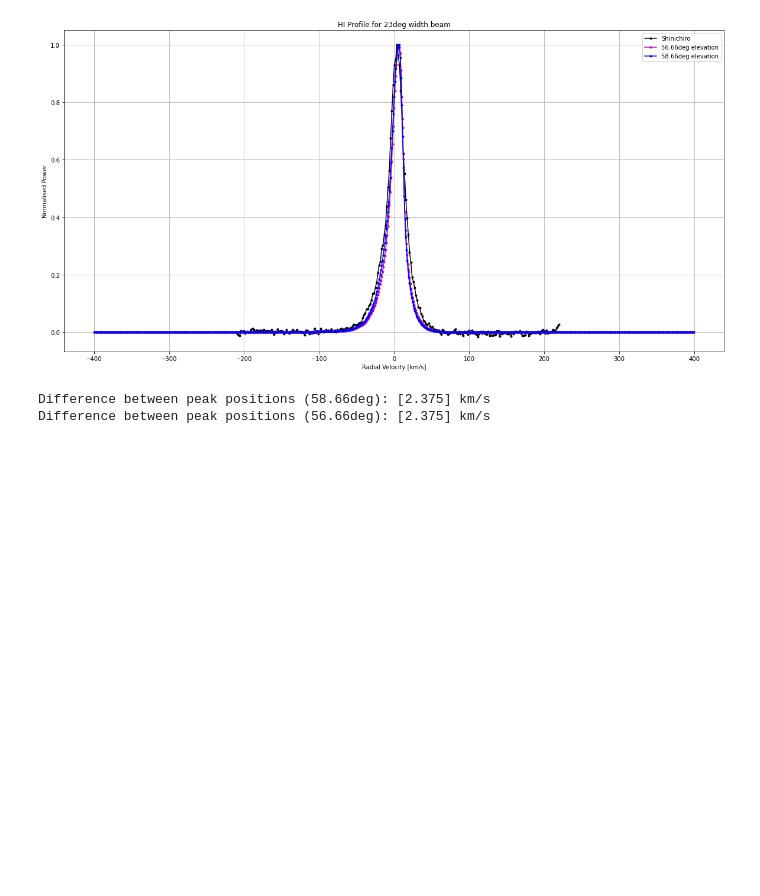
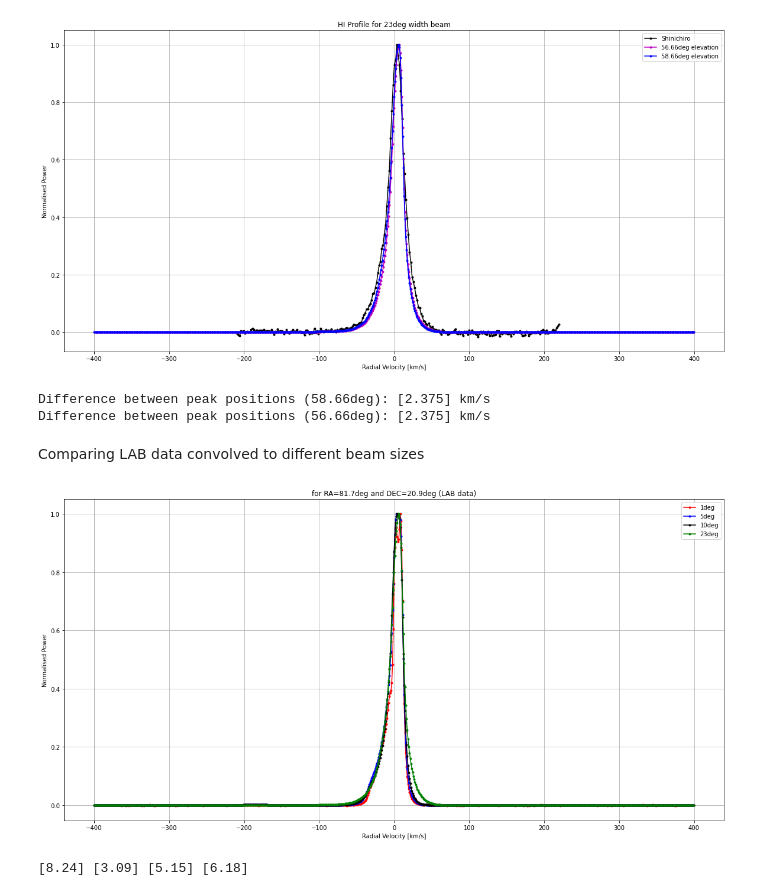
Before and after one commit to louis-hurrey/L-BASS, a Jupyter notebook: velocity_correction.ipynb, the cells around one changed output. Saved outputs shown, nothing was run; the diff lists cells and outputs as text; code cells hidden in the pictures; blank space fills up the shorter version.

Commit message:
skeleton code for data

```diff
--- a/velocity_correction.ipynb
+++ b/velocity_correction.ipynb
@@ -132,3 +136,37 @@ Difference between peak positions (25deg): [2.375] km/s
 [figure]
 Difference between peak positions (58.66deg): [2.375] km/s
 Difference between peak positions (56.66deg): [2.375] km/s
+# %% [markdown]
+Comparing LAB data convolved to different beam sizes
+# %%
+deg1_data = np.genfromtxt("spectrum 1deg 57.66el.txt", skip_header=4)
+deg5_data = np.genfromtxt("spectrum 5deg 57.66el.txt", skip_header=4)
+deg10_data = np.genfromtxt("spectrum 10deg 57.66el.txt", skip_header=4)
+
+deg1_vel = deg1_data[:,0]
+deg1_pwr = deg1_data[:,1] / np.max(deg1_data[:,1])
+deg5_vel = deg5_data[:,0]
+deg5_pwr = deg5_data[:,1] / np.max(deg5_data[:,1])
+deg10_vel = deg10_data[:,0]
+deg10_pwr = deg10_data[:,1] / np.max(deg10_data[:,1])
+
+plt.figure(figsize=(20, 10))
+plt.plot(deg1_vel, deg1_pwr, marker=".", color='r', label="1deg")
+plt.plot(deg5_vel, deg5_pwr, marker=".", color='b', label="5deg")
+plt.plot(deg10_vel, deg10_pwr, marker=".", color='k', label="10deg")
+plt.plot(lab_vel, lab_pwr, marker=".", color='g', label="23deg")
+plt.xlabel('Radial Velocity [km/s]')
+plt.ylabel('Normalised Power')
+plt.grid(True)
+plt.legend()
+plt.title("for RA=81.7deg and DEC=20.9deg (LAB data)")
+plt.show()
+
+deg1_pk = deg1_vel[np.where(deg1_pwr == np.max(deg1_pwr))]
+deg5_pk = deg5_vel[np.where(deg5_pwr == np.max(deg5_pwr))]
+deg10_pk = deg10_vel[np.where(deg10_pwr == np.max(deg10_pwr))]
+
+print(deg1_pk, deg5_pk, deg10_pk, lab_pk)
+# %% [output]
+[figure, added]
+[8.24] [3.09] [5.15] [6.18]
```
Also changed, not shown: parts of 6 cells of this notebook, 4 other files.
